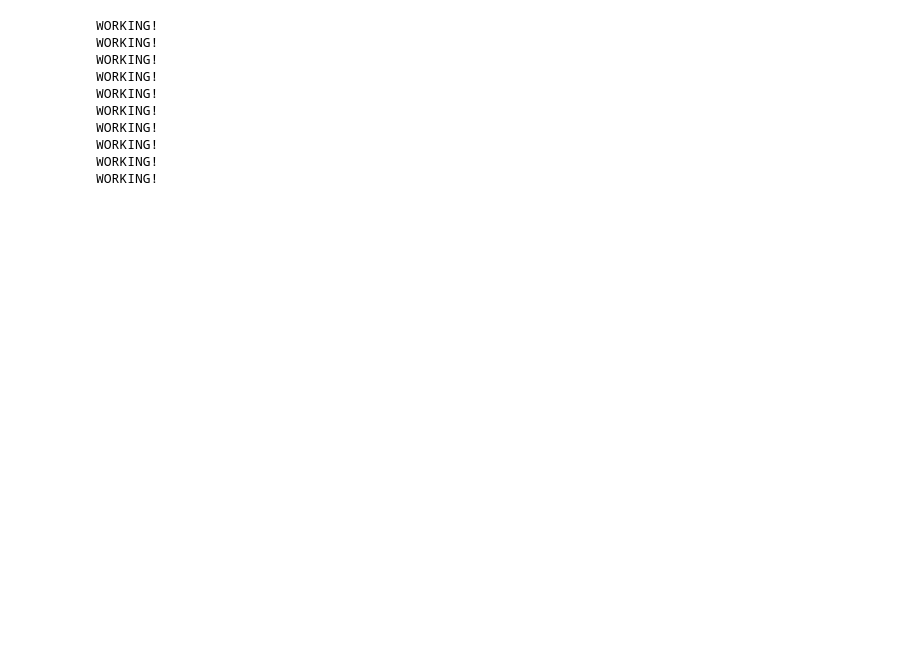
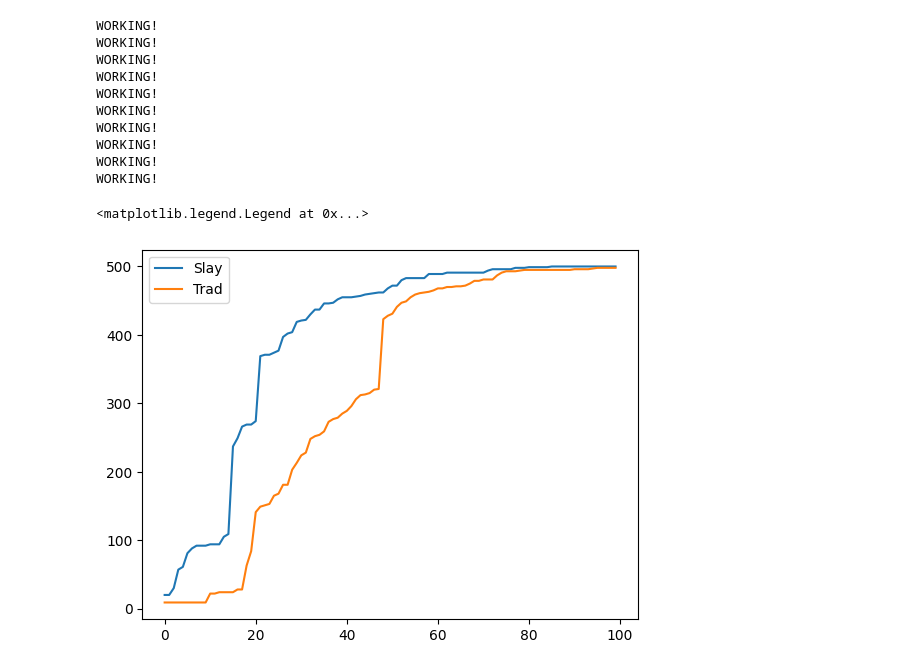
Before and after one commit to weathon/slay, a Jupyter notebook: SlayTree_vs_OldCMT.ipynb, the cells around one changed output. Saved outputs shown, nothing was run; the diff lists cells and outputs as text; code cells hidden in the pictures; blank space fills up the shorter version.

```diff
--- a/SlayTree_vs_OldCMT.ipynb
+++ b/SlayTree_vs_OldCMT.ipynb
@@ -487,38 +496,41 @@ WORKING!
 WORKING!
 # %%
 objectSets = []
-for i in range(1000):
+for i in range(500):
   tmp = dataPoint(randomArray(), i)
   objectSets.append(tmp)
 
 
 counts = 0
 
 slaytree = buildTree(objectSets)
 CMT = ConstructBallTree(BallTreeNode(), objectSets)
 generateCMTData(CMT)
 
 a = []
 b = []
 target = 6
 for r in np.arange(0,1,0.01):
   ans1 = searchBF(objectSets, objectSets[target], r)
   ans2 = []
   counts = 0
   searchTree(slaytree, objectSets[target], r, ans2)
   ans3 = []
   stack =[]
   counts1 = counts
   counts = 0
   BaselineSearchRadius(CMT, objectSets[target], r, ans3) #even baseline is better
   counts2 = counts
   # print(len(ans1), len(ans2), len(ans3))
   # print(counts1, counts2) #so nervous kunyunexkunyun
   a.append(counts1)
   b.append(counts2)
 pylab.plot(a, label="Slay")
 pylab.plot(b, label="Trad")
 pylab.legend()
+# %% [output]
+<matplotlib.legend.Legend at 0x...>
+[figure, added]
 # %%
 def countHeight(root):
   if root is None:
```
Also changed, not shown: parts of 3 cells of this notebook.
